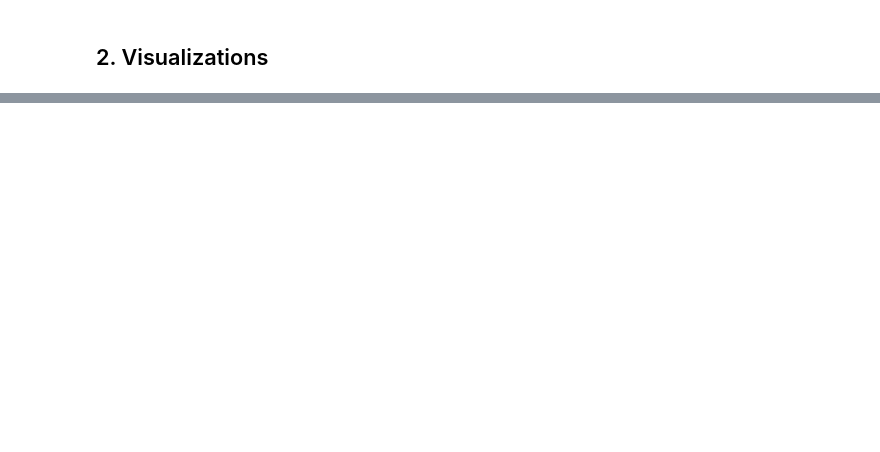
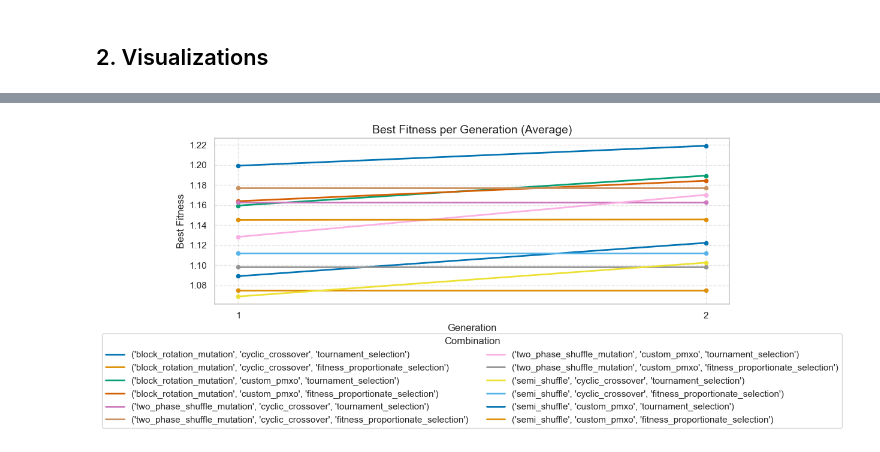
Before and after one commit to rafabernard0/CIFO_PROJECT, a Jupyter notebook: Performance.ipynb, the cells around one changed output, grey strips where cells are left out. Drawn from its saved outputs; the diff is of its cells as text; code cells hidden in the pictures; blank space fills up the shorter version.

```diff
--- a/Performance.ipynb
+++ b/Performance.ipynb
@@ -122 +86,50 @@ plt.show()
+# %%
+sns.set(style="whitegrid")
+plt.figure(figsize=(12, 6))
+
+# Set the colors of the representations
+palette = sns.color_palette("colorblind", n_configs)
+color_map = dict(zip(config_order, palette))
+
+# Plot the results
+generation_order = sorted(df['Generation'].unique())
+
+for config in config_order:
+    config_med = abf_by_config_gen[abf_by_config_gen['Combination'] == config]
+    x_vals = [i for i in range(len(generation_order))]
+    y_vals = config_med['Average_Best_Fitness'].values
+
+    plt.plot(
+        x_vals,
+        y_vals,
+        linestyle='-',
+        linewidth=2,
+        color=color_map[config],
+        label=f'{config}'
+    )
+
+    plt.scatter(
+        x_vals,
+        y_vals,
+        color=color_map[config],
+        zorder=5,
+        s=20
+    )
+
+plt.title('Best Fitness per Generation (Average)', fontsize=14)
+plt.xlabel('Generation', fontsize=12)
+plt.ylabel('Best Fitness', fontsize=12)
+plt.xticks(ticks=range(len(generation_order)), labels=generation_order)
+plt.grid(True, linestyle='--', alpha=0.5)
+plt.legend(
+    title='Combination',
+    loc='upper center',
+    bbox_to_anchor=(0.5, -0.15),
+    ncol=2,
+    frameon=True
+)
+plt.tight_layout(rect=[0, 0.05, 1, 1])
+plt.show()
+# %% [output]
+[figure, added]
 # %% [markdown]
```
Also changed, not shown: parts of 22 cells of this notebook.
